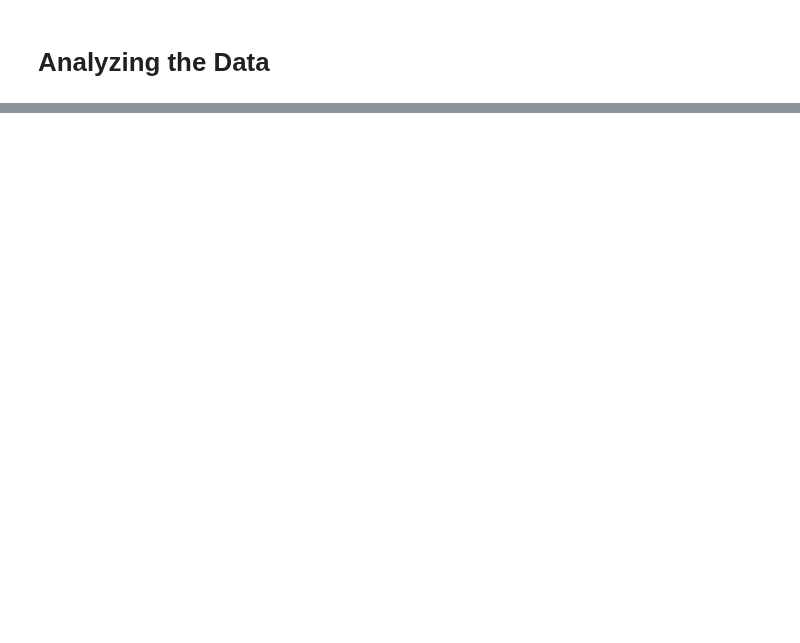
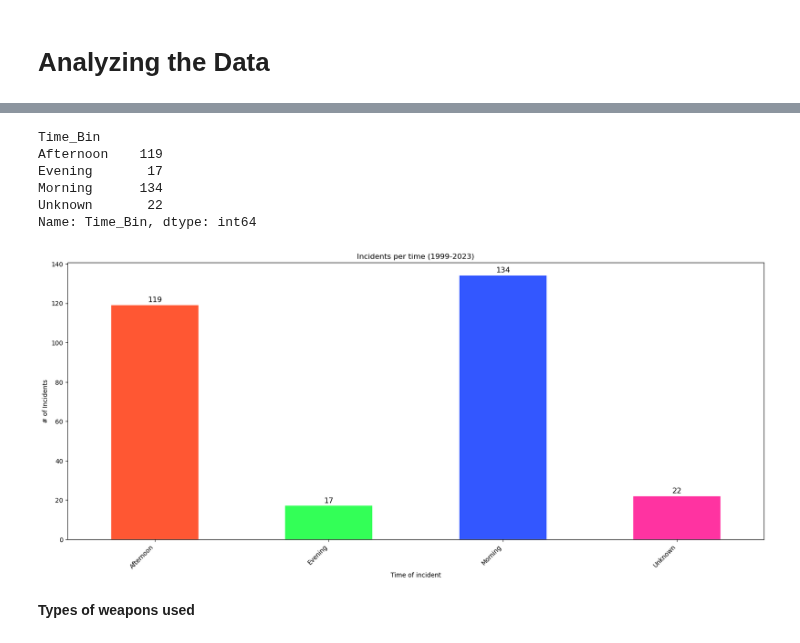
Before and after one commit to LeviEzra1/Project1_team4, a Jupyter notebook: Final_Analysis/Final_Notebook.ipynb, the cells around one changed output, grey strips where cells are left out. Cells and saved outputs as stored; diff of their text form; code cells hidden in the pictures; blank space fills up the shorter version.

```diff
--- a/Final_Analysis/Final_Notebook.ipynb
+++ b/Final_Analysis/Final_Notebook.ipynb
@@ -293,0 +457,6 @@ NameError: name 'clean_final_merge' is not defined
+# %%
+#Reformat the times to all be the same format
+# Iterate over each row and update the 'Time' column
+for index, value in clean_final_merge['Time'].items():
+    if value != 'Unknown':
+        clean_final_merge.loc[index, 'Time'] = pd.Timestamp(value).strftime('%I:%M %p')
@@ -293,0 +508,41 @@ NameError: name 'clean_final_merge' is not defined
+# %%
+# school type analysis of # of incidents
+school_time_df = clean_final_merge.groupby("Time_Bin")
+
+#Count of incidents per year
+count_time_incident = school_time_df['Time_Bin'].count()
+
+count_time_incident
+# %% [output]
+Time_Bin
+Afternoon    119
+Evening       17
+Morning      134
+Unknown       22
+Name: Time_Bin, dtype: int64
+# %%
+#create colors for graph
+colors = ['#FF5733', '#33FF57', '#3357FF', '#FF33A1']
+
+# Create a bar chart
+ax = count_time_incident.plot(kind="bar", figsize=(20,8), color=colors[:len(count_time_incident)])
+
+#annotate bars with values
+for container in ax.containers:
+    ax.bar_label(container, label_type='edge', fontsize=12, padding=3)
+
+# Rotate x-axis labels
+plt.xticks(rotation=45, ha='right')
+plt.xlabel("Time of incident")
+plt.ylabel("# of Incidents")
+plt.title("Incidents per time (1999-2023)")
+
+#save as png
+plt.savefig('Outputs/map_plot_5.png')
+
+#plot
+plt.show()
+# %% [output]
+[figure, added]
+# %% [markdown]
+**Types of weapons used**
```
Also changed, not shown: parts of 35 cells of this notebook, 10 other files.
